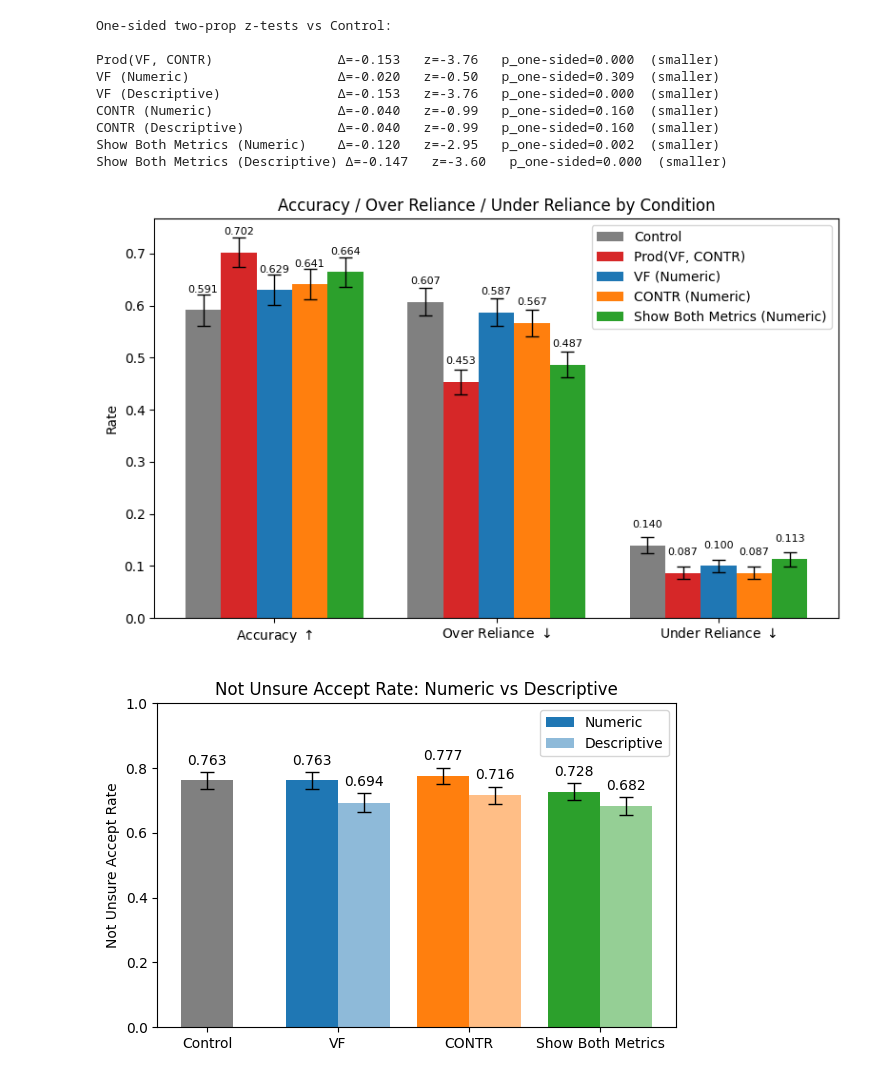
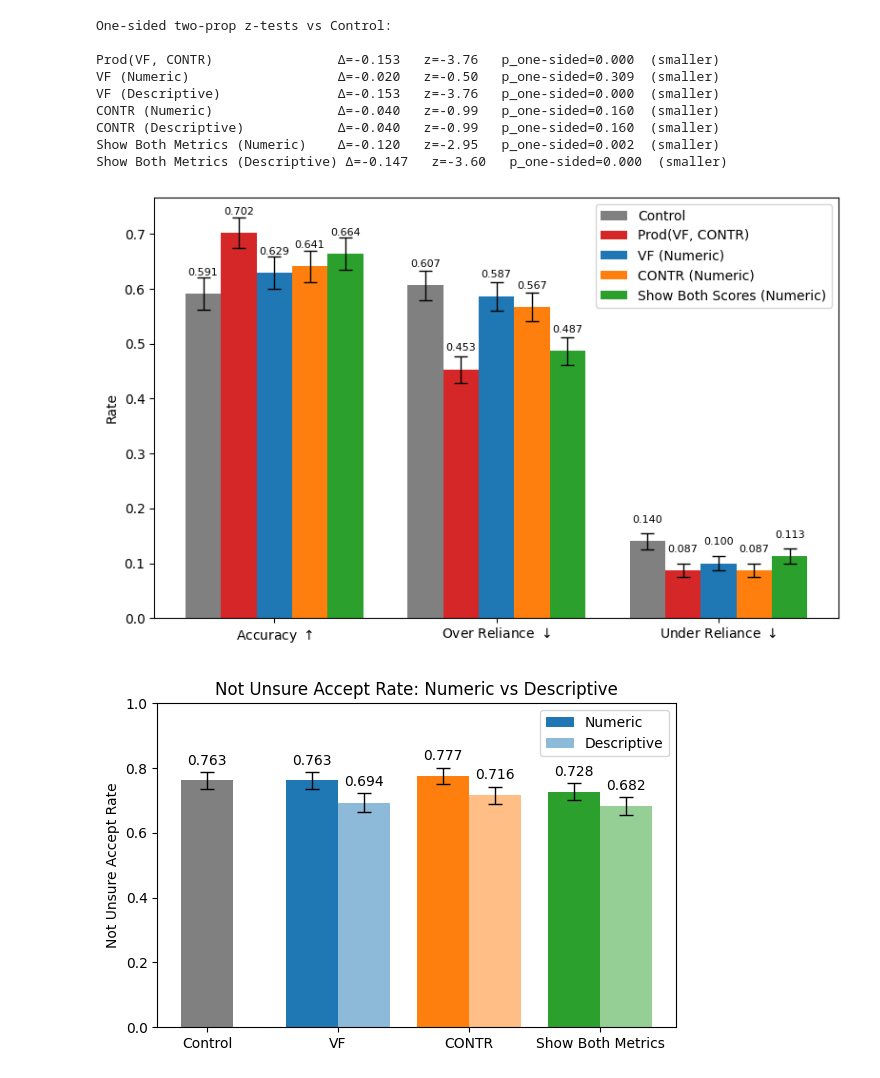
Before and after one commit to Keyu-He/vlm-rationale-study, a Jupyter notebook: src_analysis/UserStudyAnalysis.ipynb, the cells around one changed output. Drawn from its saved outputs; the diff is of its cells as text; code cells hidden in the pictures.

```diff
--- a/src_analysis/UserStudyAnalysis.ipynb
+++ b/src_analysis/UserStudyAnalysis.ipynb
@@ -1380,35 +1380,37 @@ for i, (var, label) in enumerate(zip(variants, names)):
     errs = errors[var].values
     # center each group at x, then shift for each variant
     xpos = x - total_width/2 + bar_width/2 + i*bar_width
+    # Replace "Metric" in the label with "Score"
+    label = label.replace("Metric", "Score")
 
     # draw the bar
     ax.bar(xpos, vals, bar_width,
            color=group_colors.get(var.split('_')[0], 'gray'),
         #    alpha=1.0 if ('numeric' in var or var.startswith('prodmetric')) else 0.5,
            label=label)
 
     # draw the error‐bars
     ax.errorbar(xpos, vals, yerr=errs,
                 fmt='none',         # no additional marker
                 capsize=5,
                 elinewidth=1,
                 ecolor='black')
 
     # add floating labels
     for xi, yi in zip(xpos, vals):
         ax.text(xi, yi + 0.03, f"{yi:.3f}",
                 ha='center', va='bottom', fontsize=8)
 
 # finish styling
 ax.set_xticks(x)
 ax.set_xticklabels(pretty_labels, rotation=0)
 ax.set_ylabel("Rate")
-ax.set_title("Accuracy / Over Reliance / Under Reliance by Condition")
+# ax.set_title("Accuracy / Over Reliance / Under Reliance by Condition")
 ax.legend(loc='upper right')
 plt.tight_layout()
 plt.show()
 # %% [output]
-[figure, old version]
+[figure, new version]
 # %%
 import numpy as np
 import matplotlib.pyplot as plt
```
Also changed, not shown: 11 other files.
